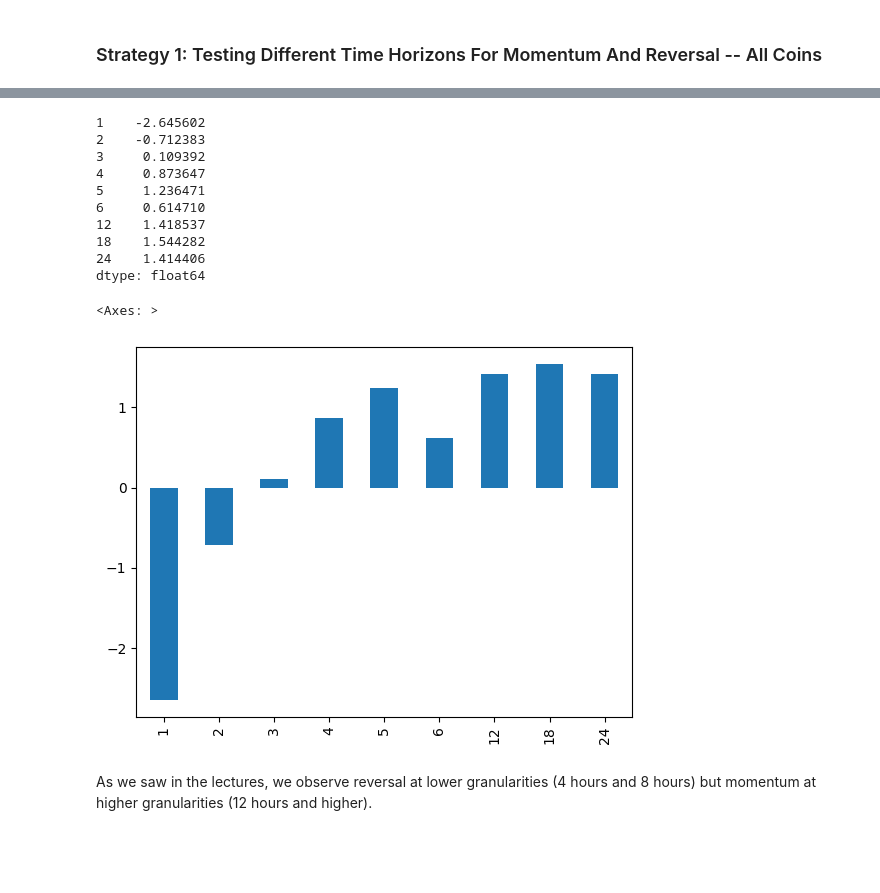
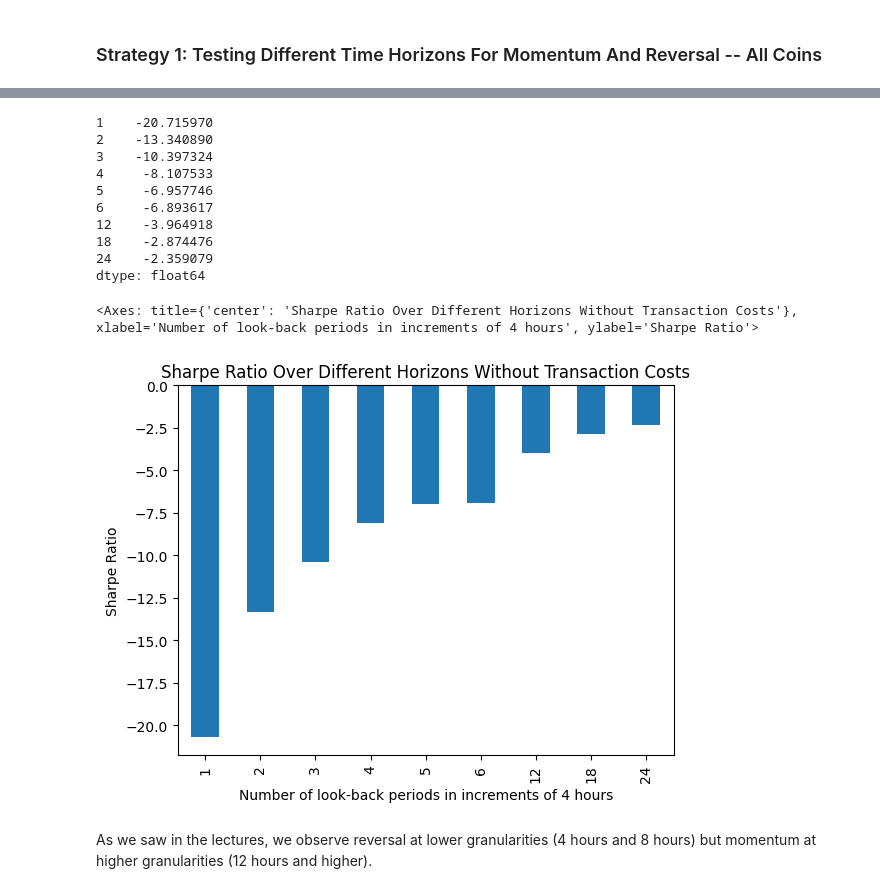
Before and after one commit to wbchristerson/jn-learning, a Jupyter notebook: cryptocurrency_stat_arb.ipynb, the cells around one changed output, grey strips where cells are left out. Drawn from its saved outputs; the diff is of its cells as text; code cells hidden in the pictures; blank space fills up the shorter version.

Commit message:
incorporate transaction costs for initial momentum strategy

```diff
--- a/cryptocurrency_stat_arb.ipynb
+++ b/cryptocurrency_stat_arb.ipynb
@@ -122,3 +122,16 @@ ret
+# %%
+# Calculate net returns when taking into account transaction costs. We assume transaction costs of 20 bps per
+# share of turnover representing the sum of commissions to brokers and slippage paid to market makers. We
+# ignore the fixed cost of the bid-ask spread also normally paid to market makers (assuming this is only about
+# 1 bp in general).
+
+def get_net_return(strat_holdings, ret):
+    # assume that strat_holdings have already been shifted back in time to avoid look-ahead bias.
+    gross_ret = (strat_holdings * ret).sum(axis=1)
+
+    turnover = (strat_holdings.fillna(0) - strat_holdings.shift().fillna(0)).abs().sum(axis=1)
+    tcost_bps = 20
+    return gross_ret.subtract(turnover * tcost_bps * 1e-4, fill_value=0)
 # %% [markdown]
 ### Strategy 1: Testing Different Time Horizons For Momentum And Reversal -- All Coins
 # %%
@@ -184,0 +216,11 @@ strat_1_ret
+# %%
+def get_strat_1_net_returns(strat_1_holdings, ret):
+    #get_net_return(strat_holdings, ret)
+    strat_1_net_ret = dict()
+    for t in strat_1_holdings.keys():
+        strat_1_net_ret[t] = get_net_return(strat_1_holdings[t], ret)
+
+    return pd.DataFrame(strat_1_net_ret)
+
+strat_1_net_daily_ret = get_strat_1_net_returns(strat_1_holdings, ret)
+strat_1_net_daily_ret * 365
@@ -185,27 +241,29 @@ strat_1_ret
 # %%
 import numpy as np
 
-def get_strat_1_sr(strat_1_ret):
-    return strat_1_ret.mean() / strat_1_ret.std() * np.sqrt(365 * 24 / 4)
+def get_strat_1_sr(strat_1_daily_ret):
+    return strat_1_daily_ret.mean() / strat_1_daily_ret.std() * np.sqrt(365 * 24 / 4)
 
-strat_1_sr = get_strat_1_sr(strat_1_ret)
+strat_1_sr = get_strat_1_sr(strat_1_net_daily_ret)
 strat_1_sr
 # %% [output]
-1    -2.645602
-2    -0.712383
-3     0.109392
-4     0.873647
-5     1.236471
-6     0.614710
-12    1.418537
-18    1.544282
-24    1.414406
+1    -20.715970
+2    -13.340890
+3    -10.397324
+4     -8.107533
+5     -6.957746
+6     -6.893617
+12    -3.964918
+18    -2.874476
+24    -2.359079
 dtype: float64
 # %%
-strat_1_sr.plot(kind="bar")
+strat_1_sr.plot(kind="bar", title="Sharpe Ratio Over Different Horizons Without Transaction Costs",
+                xlabel="Number of look-back periods in increments of 4 hours",
+                ylabel="Sharpe Ratio")
 # %% [output]
-<Axes: >
+<Axes: title={'center': 'Sharpe Ratio Over Different Horizons Without Transaction Costs'}, xlabel='Number of look-back periods in increments of 4 hours', ylabel='Sharpe Ratio'>
-[figure, old version]
+[figure, new version]
 # %% [markdown]
 As we saw in the lectures, we observe reversal at lower granularities (4 hours and 8 hours) but momentum
 at higher granularities (12 hours and higher).
```
Also changed, not shown: parts of 14 cells of this notebook.
